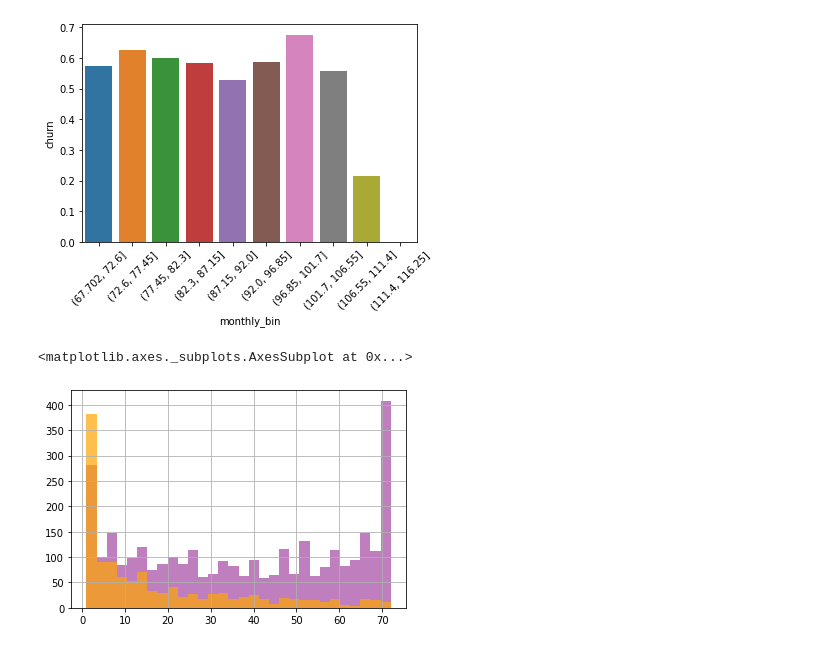
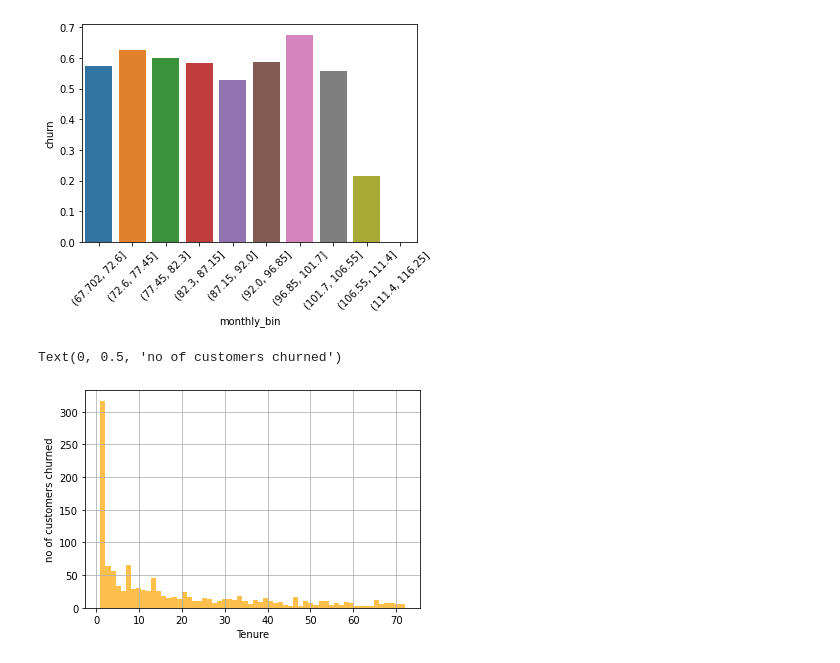
Before and after one commit to ravinder79/Telco_Churn, a Jupyter notebook: Telco_churn_ravinder.ipynb, the cells around one changed output. Drawn from its saved outputs; the diff is of its cells as text; code cells hidden in the pictures.

```diff
--- a/Telco_churn_ravinder.ipynb
+++ b/Telco_churn_ravinder.ipynb
@@ -575,8 +579,11 @@ plt.xticks(rotation=45)
 [figure]
 # %%
 #fig, ax = plt.subplots(1, 2, figsize=(15, 3))
-train[train.churn ==0].tenure.hist(bins = 30, alpha = 0.5, color= 'purple')
-train[train.churn ==1].tenure.hist(bins = 30, alpha = 0.7, color = 'orange')
+#train[train.churn ==0].tenure.hist(bins = 120, alpha = 0.5, color= 'purple')
+train[train.churn ==1].tenure.hist(bins = 60, alpha = 0.7, color = 'orange')
+plt.xlabel('Tenure')
+plt.ylabel('no of customers churned')
+#sns.kdeplot(train[train.churn ==1].tenure, bw=1.0)
 # %% [output]
-<matplotlib.axes._subplots.AxesSubplot at 0x...>
+Text(0, 0.5, 'no of customers churned')
-[figure, old version]
+[figure, new version]
```
Also changed, not shown: parts of 16 cells of this notebook.
